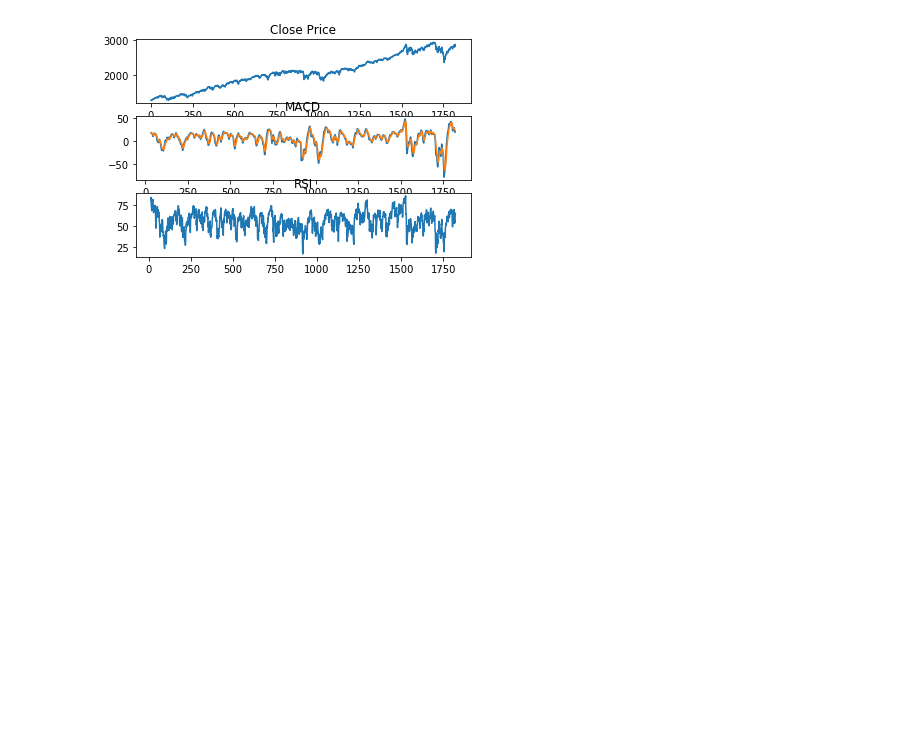
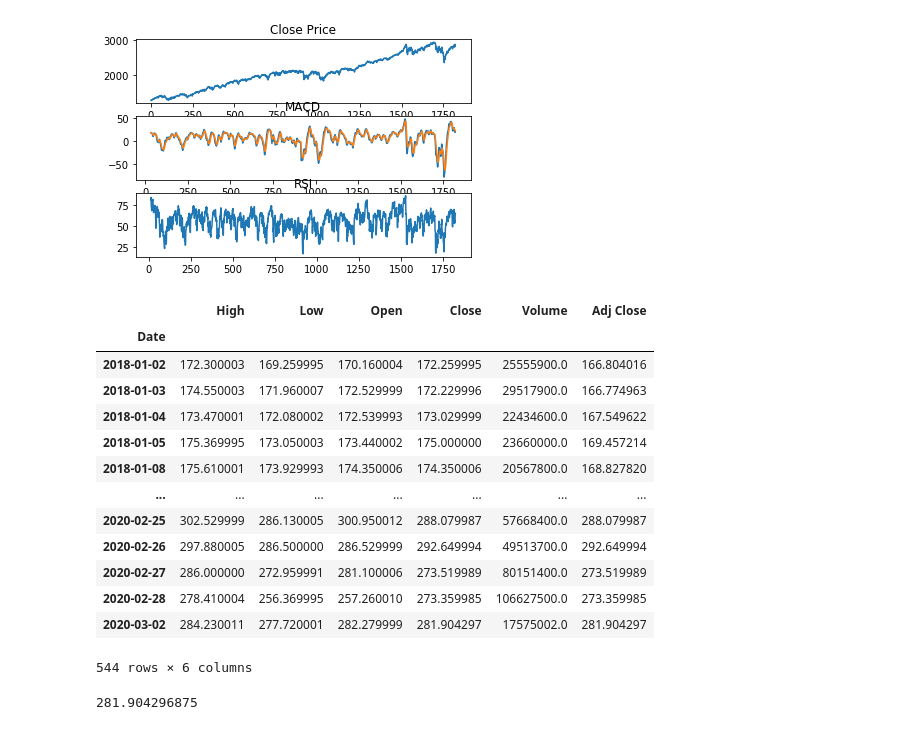
Before and after one commit to ajmal017/TradeRobot, a Jupyter notebook: Пример TA-lib и данных с Yahoo.ipynb, the cells around one changed output. Cells and saved outputs as stored; diff of their text form; code cells hidden in the pictures; blank space fills up the shorter version.

```diff
--- a/Пример TA-lib и данных с Yahoo.ipynb
+++ b/Пример TA-lib и данных с Yahoo.ipynb
@@ -29,3 +29,28 @@ ax.set_title("RSI")
 plt.show()
 # %% [output]
 [figure]
+# %%
+data = web.DataReader("AAPL", "yahoo",
+                  start = datetime.datetime(2018,1,1),
+                  end = datetime.datetime(2020,3,3) )
+# %%
+data
+# %% [output]
+|  | High | Low | Open | Close | Volume | Adj Close |
+| Date |  |  |  |  |  |  |
+| 2018-01-02 | 172.300003 | 169.259995 | 170.160004 | 172.259995 | 25555900.0 | 166.804016 |
+| 2018-01-03 | 174.550003 | 171.960007 | 172.529999 | 172.229996 | 29517900.0 | 166.774963 |
+| 2018-01-04 | 173.470001 | 172.080002 | 172.539993 | 173.029999 | 22434600.0 | 167.549622 |
+| 2018-01-05 | 175.369995 | 173.050003 | 173.440002 | 175.000000 | 23660000.0 | 169.457214 |
+| 2018-01-08 | 175.610001 | 173.929993 | 174.350006 | 174.350006 | 20567800.0 | 168.827820 |
+| ... | ... | ... | ... | ... | ... | ... |
+| 2020-02-25 | 302.529999 | 286.130005 | 300.950012 | 288.079987 | 57668400.0 | 288.079987 |
+| 2020-02-26 | 297.880005 | 286.500000 | 286.529999 | 292.649994 | 49513700.0 | 292.649994 |
+| 2020-02-27 | 286.000000 | 272.959991 | 281.100006 | 273.519989 | 80151400.0 | 273.519989 |
+| 2020-02-28 | 278.410004 | 256.369995 | 257.260010 | 273.359985 | 106627500.0 | 273.359985 |
+| 2020-03-02 | 284.230011 | 277.720001 | 282.279999 | 281.904297 | 17575002.0 | 281.904297 |
+544 rows × 6 columns
+# %%
+data['Close'][-1]
+# %% [output]
+281.904296875
```
Also changed, not shown: parts of 2 cells of this notebook, 4 other files.
